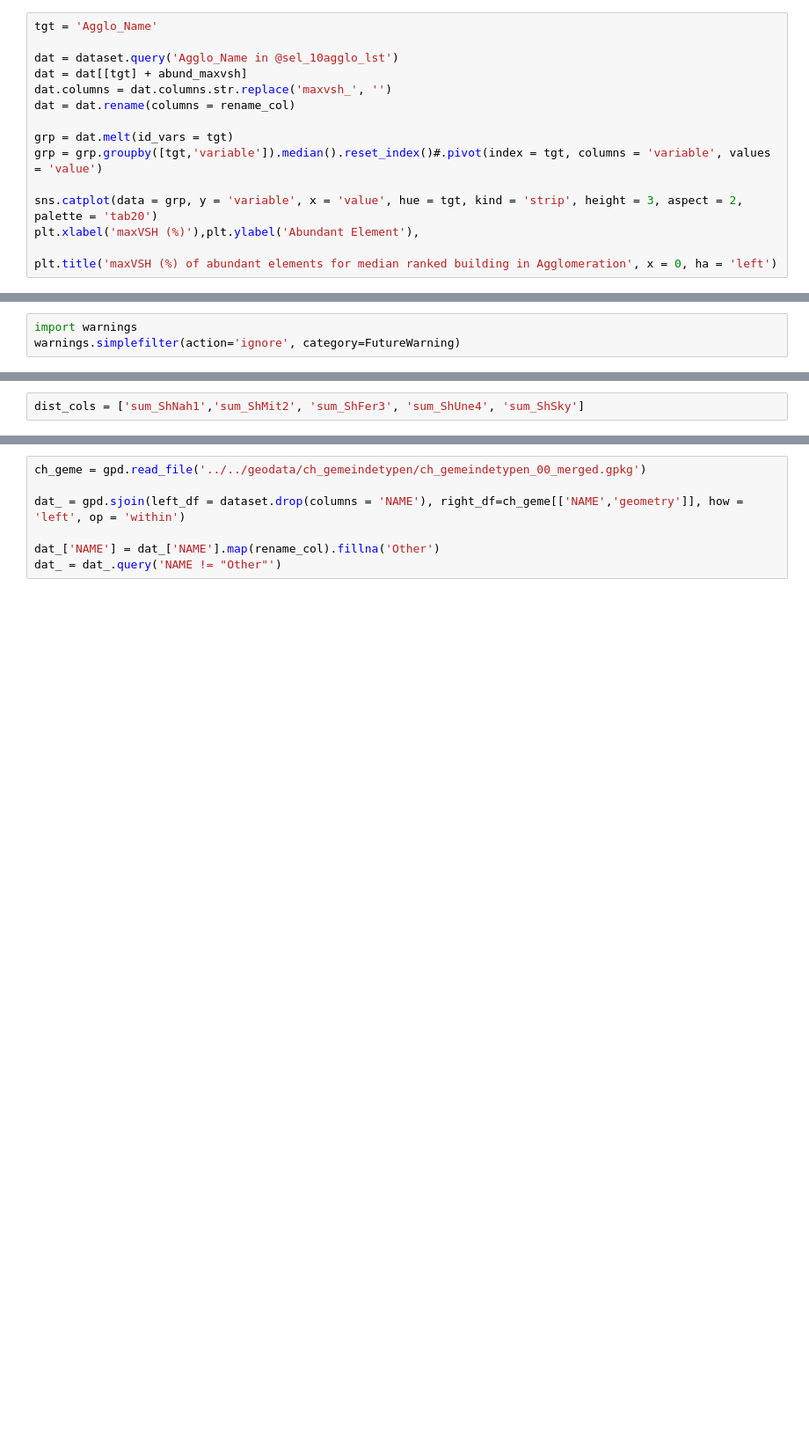
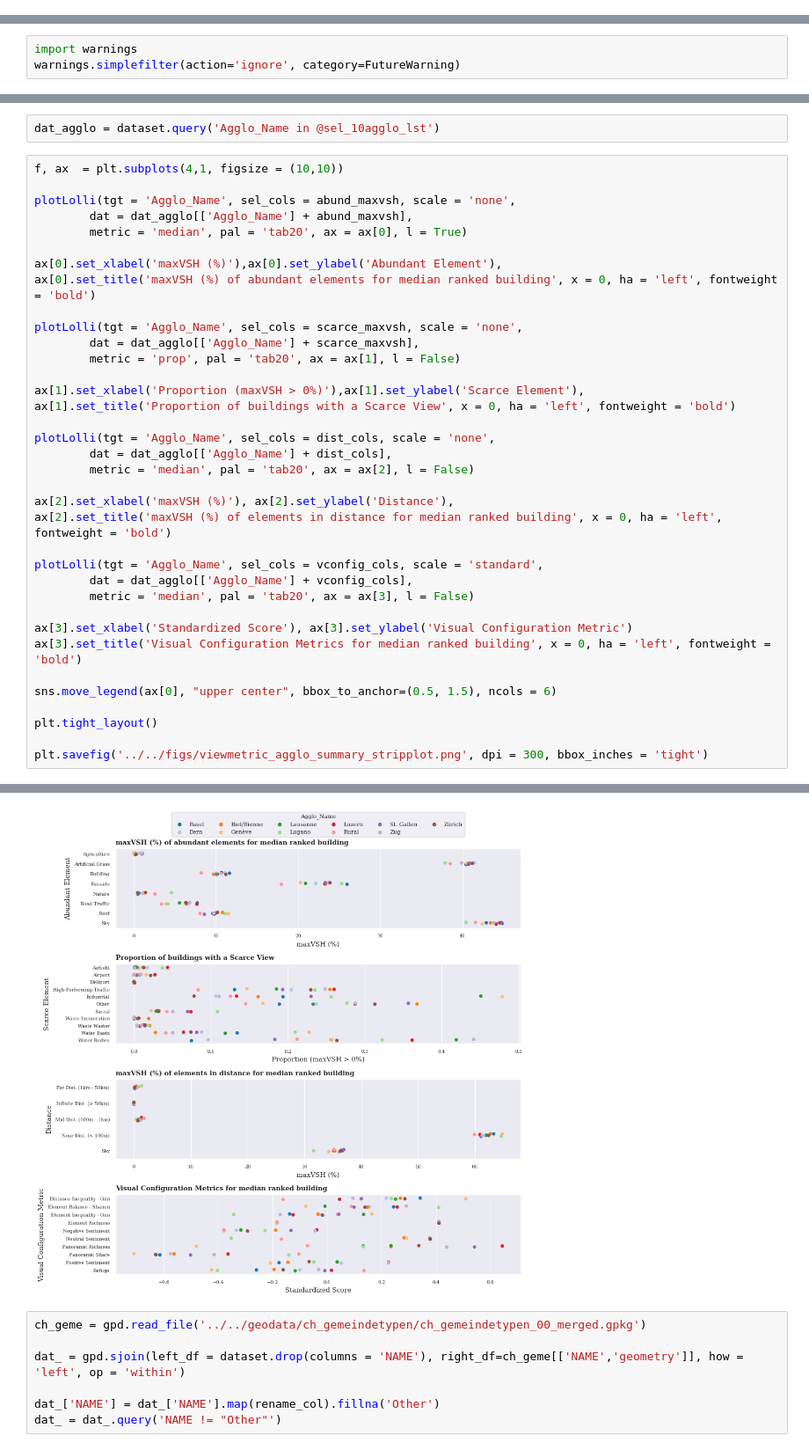
Before and after one commit to AdamSwietek/LUP_VisualCapital, a Jupyter notebook: notebooks/1_explore_view_metrics/explore_spatial_distributions.ipynb, the cells around one changed output, grey strips where cells are left out. Shown at 88% size. Drawn from its saved outputs; the diff is of its cells as text; blank space fills up the shorter version.

```diff
--- a/notebooks/1_explore_view_metrics/explore_spatial_distributions.ipynb
+++ b/notebooks/1_explore_view_metrics/explore_spatial_distributions.ipynb
@@ -110,17 +107,2 @@ array(['Gürtel der Grosszentren', 'Grosszentren',
 # %%
 import seaborn as sns
-# %%
-tgt = 'Agglo_Name'
-
-dat = dataset.query('Agglo_Name in @sel_10agglo_lst')
-dat = dat[[tgt] + abund_maxvsh]
-dat.columns = dat.columns.str.replace('maxvsh_', '')
-dat = dat.rename(columns = rename_col)
-
-grp = dat.melt(id_vars = tgt)
-grp = grp.groupby([tgt,'variable']).median().reset_index()#.pivot(index = tgt, columns = 'variable', values = 'value')
-
-sns.catplot(data = grp, y = 'variable', x = 'value', hue = tgt, kind = 'strip', height = 3, aspect = 2, palette = 'tab20')
-plt.xlabel('maxVSH (%)'),plt.ylabel('Abundant Element'),
-
-plt.title('maxVSH (%) of abundant elements for median ranked building in Agglomeration', x = 0, ha = 'left')
@@ -151,2 +128,0 @@ Text(0, 1.0, 'Proportion of buildings with a Scarce View')
-# %%
-dist_cols = ['sum_ShNah1','sum_ShMit2', 'sum_ShFer3', 'sum_ShUne4', 'sum_ShSky']
@@ -272,0 +129,39 @@ Text(0.5, 1.0, 'Visual Configuration Scores for Median Ranked Building')
+# %%
+dat_agglo = dataset.query('Agglo_Name in @sel_10agglo_lst')
+# %%
+f, ax  = plt.subplots(4,1, figsize = (10,10))
+
+plotLolli(tgt = 'Agglo_Name', sel_cols = abund_maxvsh, scale = 'none',
+        dat = dat_agglo[['Agglo_Name'] + abund_maxvsh],
+        metric = 'median', pal = 'tab20', ax = ax[0], l = True)
+
+ax[0].set_xlabel('maxVSH (%)'),ax[0].set_ylabel('Abundant Element'),
+ax[0].set_title('maxVSH (%) of abundant elements for median ranked building', x = 0, ha = 'left', fontweight = 'bold')
+
+plotLolli(tgt = 'Agglo_Name', sel_cols = scarce_maxvsh, scale = 'none',
+        dat = dat_agglo[['Agglo_Name'] + scarce_maxvsh],
+        metric = 'prop', pal = 'tab20', ax = ax[1], l = False)
+
+ax[1].set_xlabel('Proportion (maxVSH > 0%)'),ax[1].set_ylabel('Scarce Element'),
+ax[1].set_title('Proportion of buildings with a Scarce View', x = 0, ha = 'left', fontweight = 'bold')
+
+plotLolli(tgt = 'Agglo_Name', sel_cols = dist_cols, scale = 'none',
+        dat = dat_agglo[['Agglo_Name'] + dist_cols],
+        metric = 'median', pal = 'tab20', ax = ax[2], l = False)
+
+ax[2].set_xlabel('maxVSH (%)'), ax[2].set_ylabel('Distance'),
+ax[2].set_title('maxVSH (%) of elements in distance for median ranked building', x = 0, ha = 'left', fontweight = 'bold')
+
+plotLolli(tgt = 'Agglo_Name', sel_cols = vconfig_cols, scale = 'standard',
+        dat = dat_agglo[['Agglo_Name'] + vconfig_cols],
+        metric = 'median', pal = 'tab20', ax = ax[3], l = False)
+
+ax[3].set_xlabel('Standardized Score'), ax[3].set_ylabel('Visual Configuration Metric')
+ax[3].set_title('Visual Configuration Metrics for median ranked building', x = 0, ha = 'left', fontweight = 'bold')
+
+sns.move_legend(ax[0], "upper center", bbox_to_anchor=(0.5, 1.5), ncols = 6)
+
+plt.tight_layout()
+
+plt.savefig('../../figs/viewmetric_agglo_summary_stripplot.png', dpi = 300, bbox_inches = 'tight')
+# %% [output]
@@ -273,3 +173,4 @@ Text(0.5, 1.0, 'Visual Configuration Scores for Median Ranked Building')
+[figure, added]
 # %%
 ch_geme = gpd.read_file('../../geodata/ch_gemeindetypen/ch_gemeindetypen_00_merged.gpkg')
 
```
Also changed, not shown: parts of 16 cells of this notebook, 15 other files.
